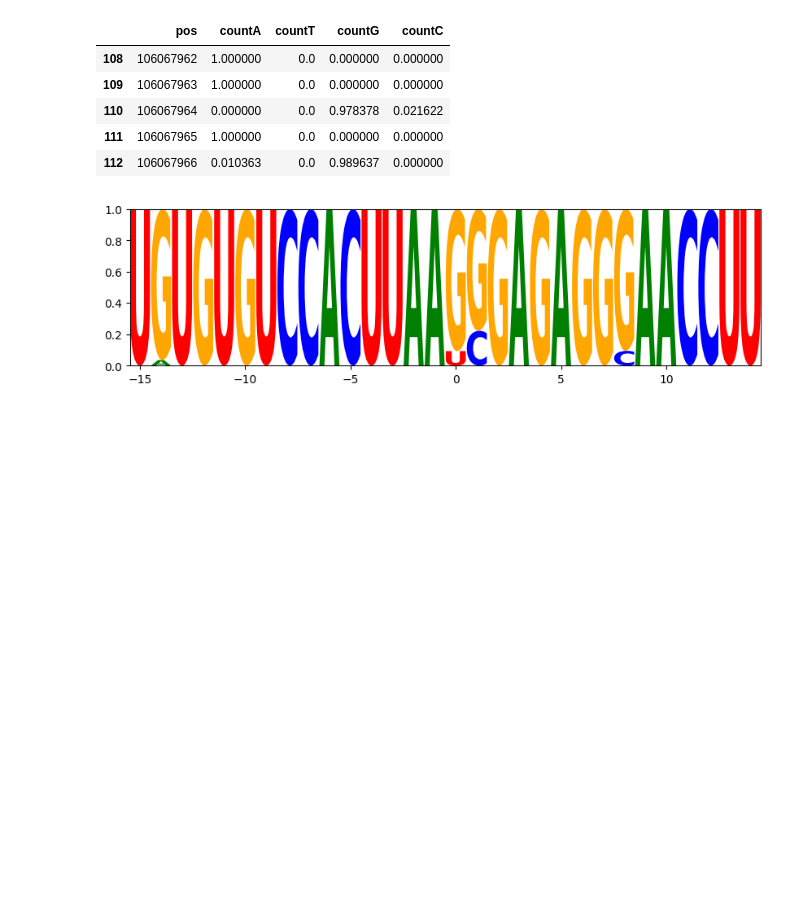
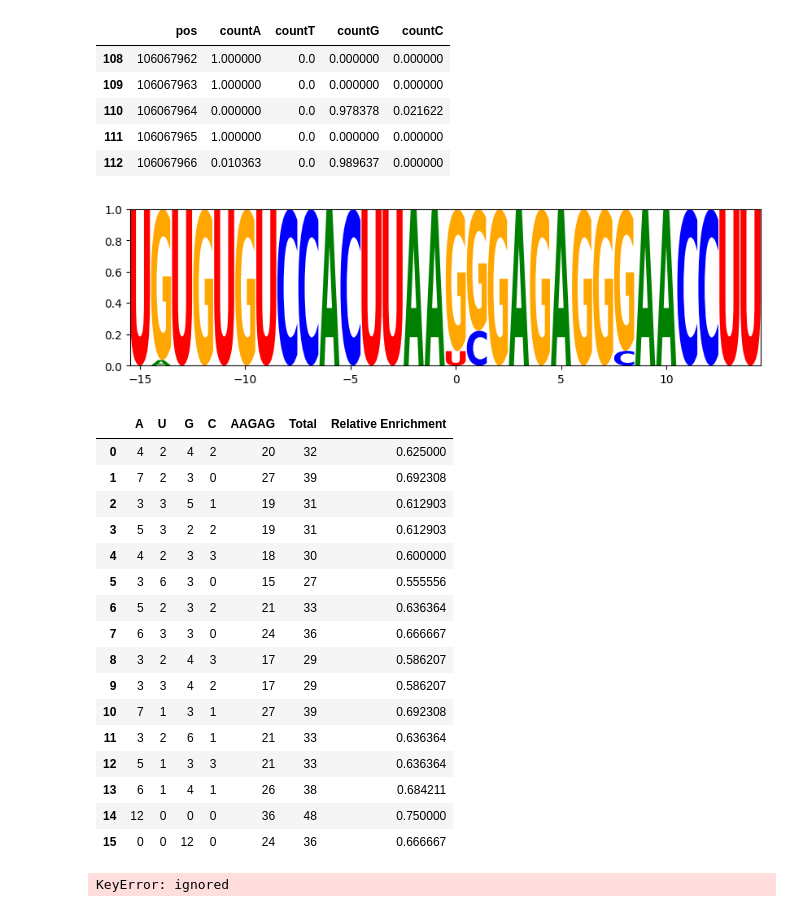
Before and after one commit to WoobeenJeong/miRNA_motif_finding, a Jupyter notebook: Project_006.ipynb, the cells around one changed output. Drawn from its saved outputs; the diff is of its cells as text; code cells hidden in the pictures; blank space fills up the shorter version.

```diff
--- a/Project_006.ipynb
+++ b/Project_006.ipynb
@@ -459,6 +441,10 @@ normalize = pd.concat([df['pos'], percentages], axis=1)
 # %%
 normalize = normalize.set_index('pos')
 normalize
+# %%
+df.insert(0, 'pos', range(-15,16))
+df = df.set_index('pos')
+df
 # %%
 plt.rcParams['font.family'] = 'sans-serif'
 logo = lm.Logo(normalize, font_name = 'sans-serif')
@@ -516,0 +505,48 @@ logo = lm.Logo(target, font_name = 'sans-serif')
+# %%
+subset = df.loc[-15:15, ['A', 'U', 'G', 'C']]
+subset['AAGAG'] = subset['A'] + subset['A'] + subset['G'] + subset['A'] + subset['G']
+subset['Total'] = subset.sum(axis=1)
+# %%
+subset['Relative Enrichment'] = subset['AAGAG'] / subset['Total']
+# %%
+subset
+# %% [output]
+|  | A | U | G | C | AAGAG | Total | Relative Enrichment |
+| 0 | 4 | 2 | 4 | 2 | 20 | 32 | 0.625000 |
+| 1 | 7 | 2 | 3 | 0 | 27 | 39 | 0.692308 |
+| 2 | 3 | 3 | 5 | 1 | 19 | 31 | 0.612903 |
+| 3 | 5 | 3 | 2 | 2 | 19 | 31 | 0.612903 |
+| 4 | 4 | 2 | 3 | 3 | 18 | 30 | 0.600000 |
+| 5 | 3 | 6 | 3 | 0 | 15 | 27 | 0.555556 |
+| 6 | 5 | 2 | 3 | 2 | 21 | 33 | 0.636364 |
+| 7 | 6 | 3 | 3 | 0 | 24 | 36 | 0.666667 |
+| 8 | 3 | 2 | 4 | 3 | 17 | 29 | 0.586207 |
+| 9 | 3 | 3 | 4 | 2 | 17 | 29 | 0.586207 |
+| 10 | 7 | 1 | 3 | 1 | 27 | 39 | 0.692308 |
+| 11 | 3 | 2 | 6 | 1 | 21 | 33 | 0.636364 |
+| 12 | 5 | 1 | 3 | 3 | 21 | 33 | 0.636364 |
+| 13 | 6 | 1 | 4 | 1 | 26 | 38 | 0.684211 |
+| 14 | 12 | 0 | 0 | 0 | 36 | 48 | 0.750000 |
+| 15 | 0 | 0 | 12 | 0 | 24 | 36 | 0.666667 |
+# %%
+import pandas as pd
+import seaborn as sns
+import matplotlib.pyplot as plt
+
+data = {
+    'A': [4, 7, 3, 5, 4, 3, 5, 6, 3, 3, 7, 3, 5, 6, 12, 0, 5, 4, 6, 3, 7, 5, 3, 2, 4, 4, 4, 2, 3, 2],
+    'U': [2, 2, 3, 3, 2, 6, 2, 3, 2, 3, 1, 2, 1, 1, 0, 0, 2, 0, 3, 1, 1, 1, 4, 2, 3, 2, 2, 2, 2, 3],
+    'G': [4, 3, 5, 2, 3, 3, 3, 3, 4, 4, 3, 6, 3, 4, 0, 12, 3, 7, 3, 8, 2, 4, 3, 4, 3, 2, 2, 5, 2, 3],
+    'C': [2, 0, 1, 2, 3, 0, 2, 0, 3, 2, 1, 1, 3, 1, 0, 0, 2, 1, 0, 0, 2, 2, 2, 4, 4, 3, 4, 3, 2, 2]
+}
+df = pd.DataFrame(data)
+df = df.set_index('pos')
+
+relative_frequencies = df.div(df.sum(axis=1), axis=0)
+
+mask = np.triu(np.ones_like(relative_frequencies , dtype=bool))
+plt.figure(figsize=(8, 6))
+sns.heatmap(relative_frequencies , mask=mask, vmin=0.5, vmax=2, annot=False, cmap="BrBG_r")
+plt.show()
+# %% [output]
+KeyError: ignored
```
Also changed, not shown: parts of 4 cells of this notebook.
